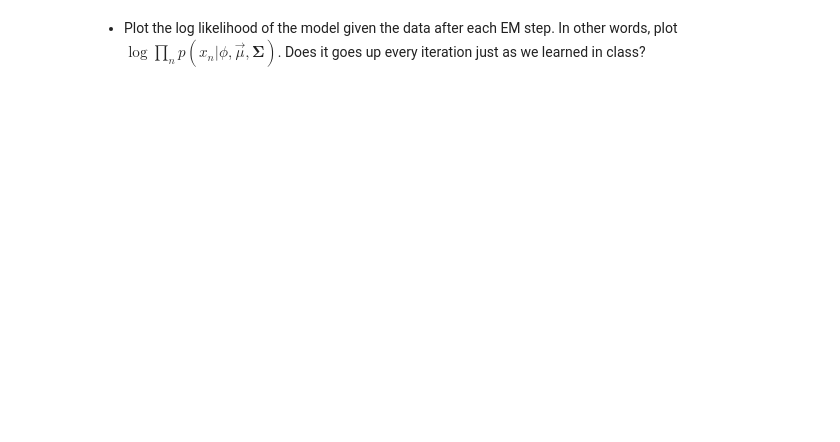
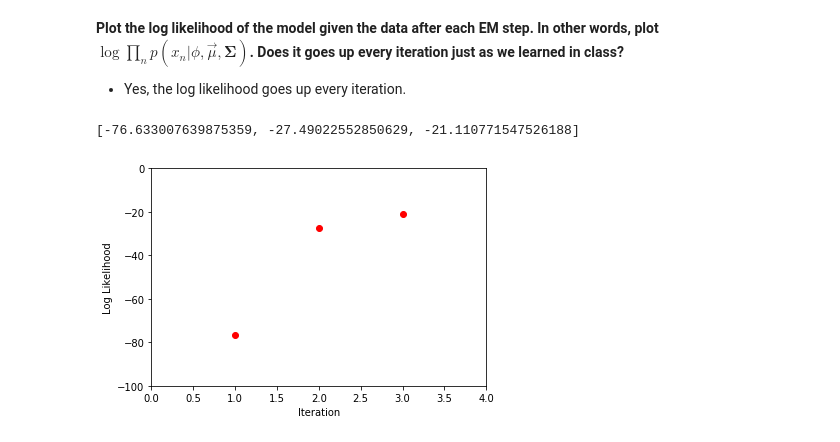
Before and after one commit to pirsquareff/fisherface, a Jupyter notebook: notebook/Hello Soft Clustering (GMM).ipynb, the cells around one changed output. Saved outputs shown, nothing was run; the diff lists cells and outputs as text; code cells hidden in the pictures; blank space fills up the shorter version.

```diff
--- a/notebook/Hello Soft Clustering (GMM).ipynb
+++ b/notebook/Hello Soft Clustering (GMM).ipynb
@@ -37,5 +38,5 @@ from IPython.display import display
 # %%
-data_points = np.array([[1, 2], [3, 3], [2, 2], [8, 8], [6, 6], [7, 7], [-3, -3], [-2, -4], [-7, -7]])
+data_points = np.array([[1., 2.], [3., 3.], [2., 2.], [8., 8.], [6., 6.], [7., 7.], [-3., -3.], [-2., -4.], [-7., -7.]])
 # %%
 def latex_bmatrix(a):
     """Returns a LaTeX bmatrix
@@ -62,8 +61,9 @@ def em(data, n_mixture, initial_mu = None, iterations = 1000, verbose = False):
     """Do expectation maximization (EM) on N-dimensional GMM
     :data: data in N-dimension
     :n_mixture: a number of mixture
-    :initial_mu: Initialized Gaussian means
-    :iterations: A maximum round to do repeat step
+    :initial_mu: initialized Gaussian means
+    :iterations: a maximum round to do repeat step
+    :verbose: set True to show significant values at each iteration
     """
     # n_data: number of data points
     # dimension: dimension of data points
@@ -87,6 +87,9 @@ def em(data, n_mixture, initial_mu = None, iterations = 1000, verbose = False):
     """
     sigma = [np.eye(dimension)] * n_mixture
 
+    # initialize log_likelihoods
+    log_likelihoods = []
+
     if(verbose):
         print("Initialization:")
         display(Math(r"m_{j}:"))
@@ -105,7 +108,7 @@ def em(data, n_mixture, initial_mu = None, iterations = 1000, verbose = False):
         # set soft labels (w)
         w_numerator = np.zeros((n_data, n_mixture))
         for j in range(n_mixture):
-            w_numerator[:, j] = mvn(data, mu[j], sigma[j]) * phi[j]
+            w_numerator[:, j] = phi[j] * mvn(data, mu[j], sigma[j])
         w = (w_numerator.T / np.sum(w_numerator, axis = 1)).T
         w_j = np.sum(w, axis = 0)
 
@@ -124,6 +127,10 @@ def em(data, n_mixture, initial_mu = None, iterations = 1000, verbose = False):
             # set the off-diagonal values to zero
             sigma[j] = np.diag(np.diag(sigma[j]))
 
+        # calulate log likelihood
+        log_likelihood = np.sum(np.log(np.sum(w_numerator, axis = 1)))
+        log_likelihoods.append(log_likelihood)
+
         if(verbose):
             print("EM Iteration: " + str(i + 1))
             display(Latex(r"\begin{equation}w_{n,j}=" + latex_bmatrix(w) + "\end{equation}"))
@@ -139,4 +146,5 @@ def em(data, n_mixture, initial_mu = None, iterations = 1000, verbose = False):
             for j in range(n_mixture):
                 display(Latex(r"\begin{equation}\mathbf{Σ}_{" + str(j) + "}=" + latex_bmatrix(sigma[j]) + "\end{equation}"))
             print()
+    return log_likelihoods, mu, sigma
 # %% [markdown]
@@ -144,6 +152,6 @@ def em(data, n_mixture, initial_mu = None, iterations = 1000, verbose = False):
 # %%
-init_mu_1 = np.array([[3, 3], [2, 2], [-3, -3]])
-em(data = data_points, n_mixture = 3, initial_mu = init_mu_1, iterations = 3, verbose = True)
+init_mu_1 = np.array([[3., 3.], [2., 2.], [-3., -3.]])
+log_likelihoods_1, mu_1, sigma_1 = em(data = data_points, n_mixture = 3, initial_mu = init_mu_1, iterations = 3, verbose = True)
 # %% [output]
 Initialization:
 $$m_{j}:$$
@@ -180,4 +188,15 @@ $$\mathbf{Σ}_{j}:$$
 \end{bmatrix}\end{equation}
 ... (43 outputs left out)
 # %% [markdown]
-- Plot the log likelihood of the model given the data after each EM step. In other words, plot $\log\prod_np(x_{n}|\phi, \overrightarrow{\mu},\mathbf{Σ})$. Does it goes up every iteration just as we learned in class?
+**Plot the log likelihood of the model given the data after each EM step. In other words, plot $\log\prod_np(x_{n}|\phi, \overrightarrow{\mu},\mathbf{Σ})$. Does it goes up every iteration just as we learned in class?**<br>
+- Yes, the log likelihood goes up every iteration.
+# %%
+print(log_likelihoods_1)
+plt.plot([i + 1 for i in range(len(log_likelihoods_1))], log_likelihoods_1, 'ro')
+plt.axis([0, 4, -100, 0])
+plt.xlabel('Iteration')
+plt.ylabel('Log Likelihood')
+plt.show()
+# %% [output]
+[-76.633007639875359, -27.49022552850629, -21.110771547526188]
+[figure, added]
```
Also changed, not shown: parts of 15 cells of this notebook.
